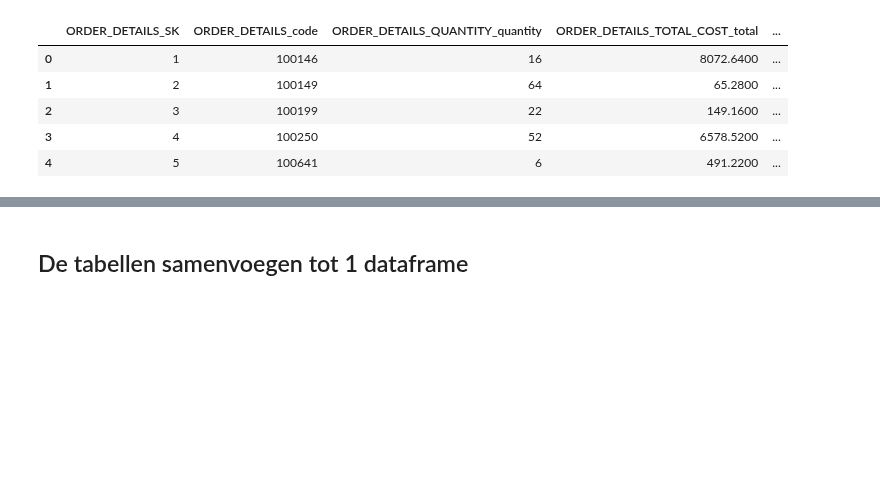
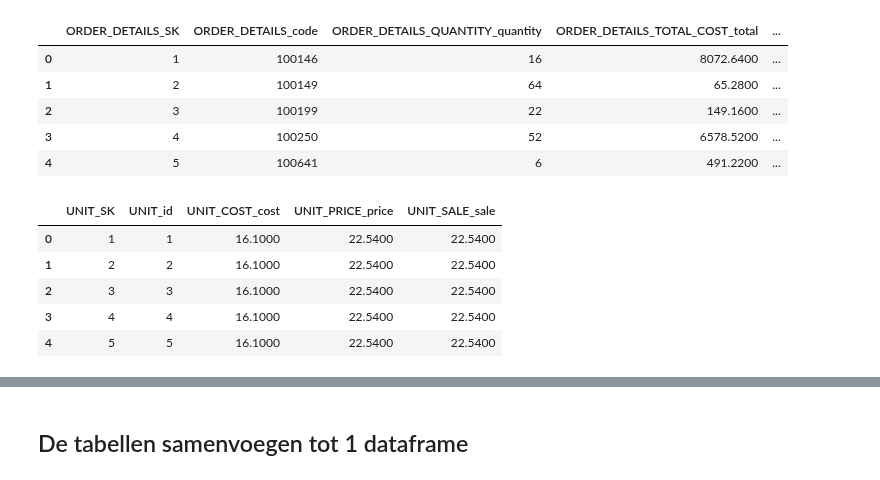
Before and after one commit to Nrojt/SE4-DEDS-Pyhton-opdrachten, a Jupyter notebook: week 8/8.1/Practicum_8.1.ipynb, the cells around one changed output, grey strips where cells are left out. Cells and saved outputs as stored; diff of their text form; code cells hidden in the pictures; blank space fills up the shorter version.

```diff
--- a/week 8/8.1/Practicum_8.1.ipynb
+++ b/week 8/8.1/Practicum_8.1.ipynb
@@ -80,3 +90,22 @@ order_details.head()
 | 2 | 3 | 100199 | 22 | 149.1600 | ... |
 | 3 | 4 | 100250 | 52 | 6578.5200 | ... |
 | 4 | 5 | 100641 | 6 | 491.2200 | ... |
+# %%
+unit_query = "SELECT * FROM Unit"
+
+unit_result = export_cursor.execute(unit_query)
+unit_fetch = unit_result.fetchall()
+unit_columns = [column[0] for column in unit_result.description]
+unit = pd.DataFrame.from_records(unit_fetch, columns=unit_columns)
+
+# dropping current value and last updated columns
+unit = unit.drop(columns=['CURRENT_VALUE', 'LAST_UPDATED'])
+
+unit.head()
+# %% [output]
+|  | UNIT_SK | UNIT_id | UNIT_COST_cost | UNIT_PRICE_price | UNIT_SALE_sale |
+| 0 | 1 | 1 | 16.1000 | 22.5400 | 22.5400 |
+| 1 | 2 | 2 | 16.1000 | 22.5400 | 22.5400 |
+| 2 | 3 | 3 | 16.1000 | 22.5400 | 22.5400 |
+| 3 | 4 | 4 | 16.1000 | 22.5400 | 22.5400 |
+| 4 | 5 | 5 | 16.1000 | 22.5400 | 22.5400 |
```
Also changed, not shown: parts of 14 cells of this notebook, 2 other files.
